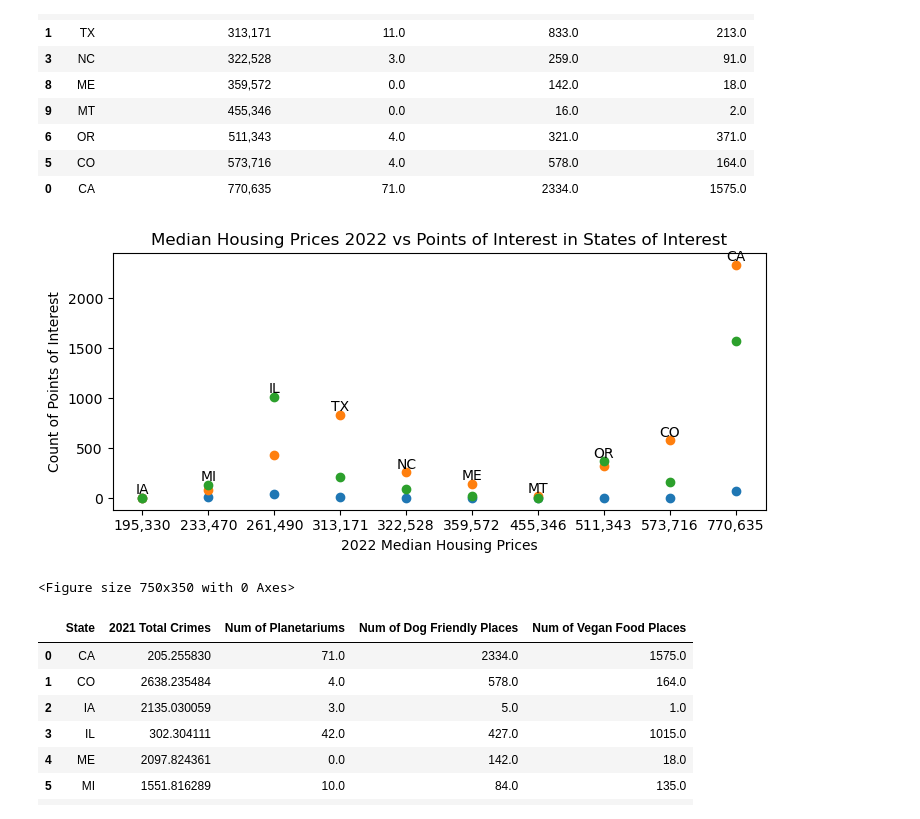
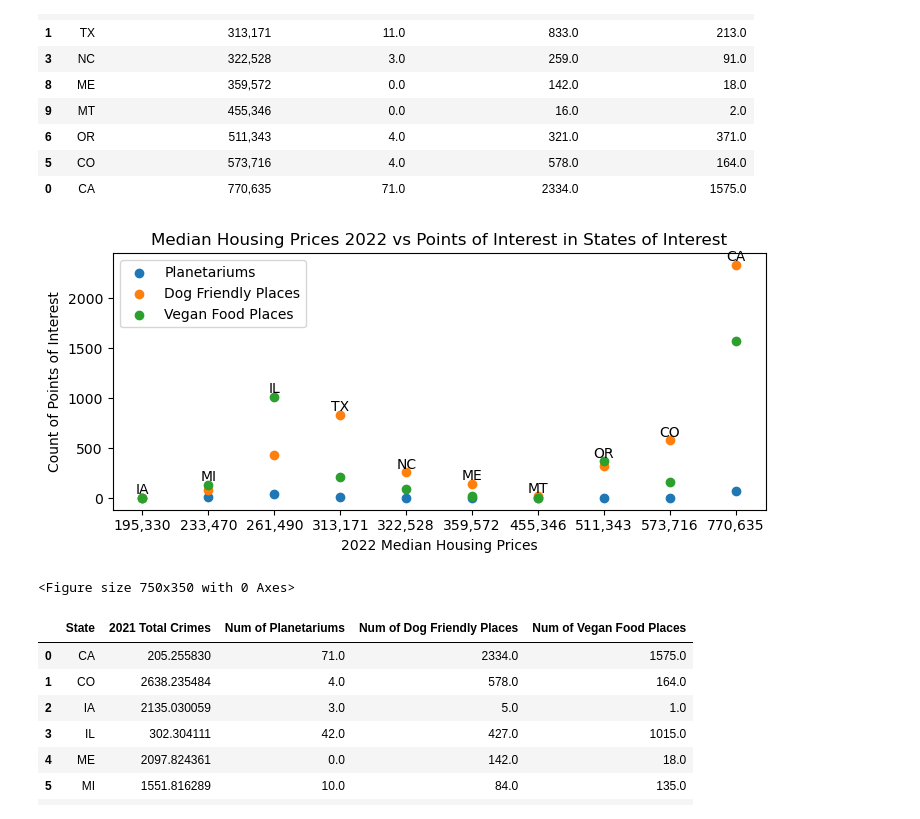
Before and after one commit to drainlm/Personalized-Relocation-Helper-, a Jupyter notebook: GroupThreeProjectOne.ipynb, the cells around one changed output. Drawn from its saved outputs; the diff is of its cells as text; code cells hidden in the pictures.

```diff
--- a/GroupThreeProjectOne.ipynb
+++ b/GroupThreeProjectOne.ipynb
@@ -707,27 +707,28 @@ compare_housing_and_poi
 # %%
 # Scatter plot comparing Median Housing Prices 2021 and POIs
 plt.scatter(compare_housing_and_poi['2022 Median Housing Prices'], compare_housing_and_poi['Num of Planetariums'], label='Planetariums')
 plt.scatter(compare_housing_and_poi['2022 Median Housing Prices'], compare_housing_and_poi['Num of Dog Friendly Places'], label='Dog Friendly Places')
 plt.scatter(compare_housing_and_poi['2022 Median Housing Prices'], compare_housing_and_poi['Num of Vegan Food Places'], label='Vegan Food Places')
 
 # Add labels
 plt.title('Median Housing Prices 2022 vs Points of Interest in States of Interest')
 plt.xlabel('2022 Median Housing Prices')
 plt.ylabel('Count of Points of Interest')
+plt.legend()
 
 # Loop to add state names
 for i, row in compare_housing_and_poi.iterrows():
     x = row['2022 Median Housing Prices']
     y = max(row['Num of Planetariums'], row['Num of Dog Friendly Places'], row['Num of Vegan Food Places']) + 5
     state = row['State']
     plt.text(x, y, state, ha='center', va='bottom')
 
 plt.show()
 
 # Save plot as PNG
 plt.savefig('compare_housing_and_poi.png')
 # %% [output]
-[figure, old version]
+[figure, new version]
 <Figure size 750x350 with 0 Axes>
 # %%
 compare_crime_and_poi
```
Also changed, not shown: 1 other file.
